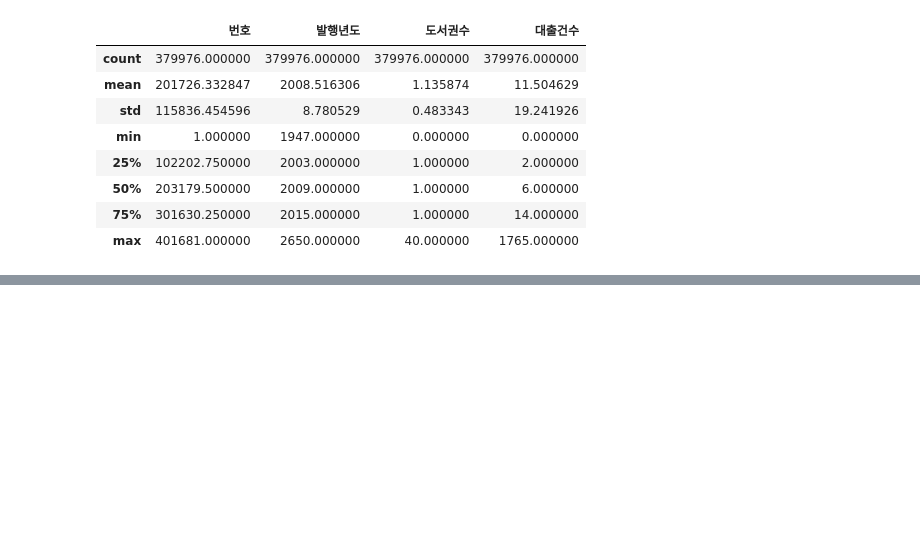
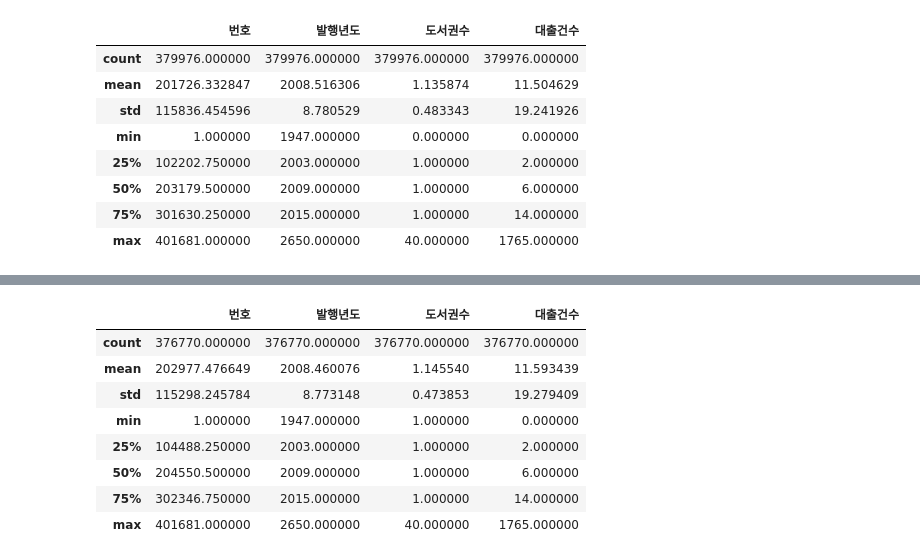
Before and after one commit to hyeonn-06/data_analysis, a Jupyter notebook: ch04_1.ipynb, the cells around one changed output, grey strips where cells are left out. Cells and saved outputs as stored; diff of their text form; code cells hidden in the pictures; blank space fills up the shorter version.

```diff
--- a/ch04_1.ipynb
+++ b/ch04_1.ipynb
@@ -34,0 +50,12 @@ ns_book6.describe()
+# %%
+ns_book7.describe()
+# %% [output]
+|  | 번호 | 발행년도 | 도서권수 | 대출건수 |
+| count | 376770.000000 | 376770.000000 | 376770.000000 | 376770.000000 |
+| mean | 202977.476649 | 2008.460076 | 1.145540 | 11.593439 |
+| std | 115298.245784 | 8.773148 | 0.473853 | 19.279409 |
+| min | 1.000000 | 1947.000000 | 1.000000 | 0.000000 |
+| 25% | 104488.250000 | 2003.000000 | 1.000000 | 2.000000 |
+| 50% | 204550.500000 | 2009.000000 | 1.000000 | 6.000000 |
+| 75% | 302346.750000 | 2015.000000 | 1.000000 | 14.000000 |
+| max | 401681.000000 | 2650.000000 | 40.000000 | 1765.000000 |
```
Also changed, not shown: parts of 5 cells of this notebook.
